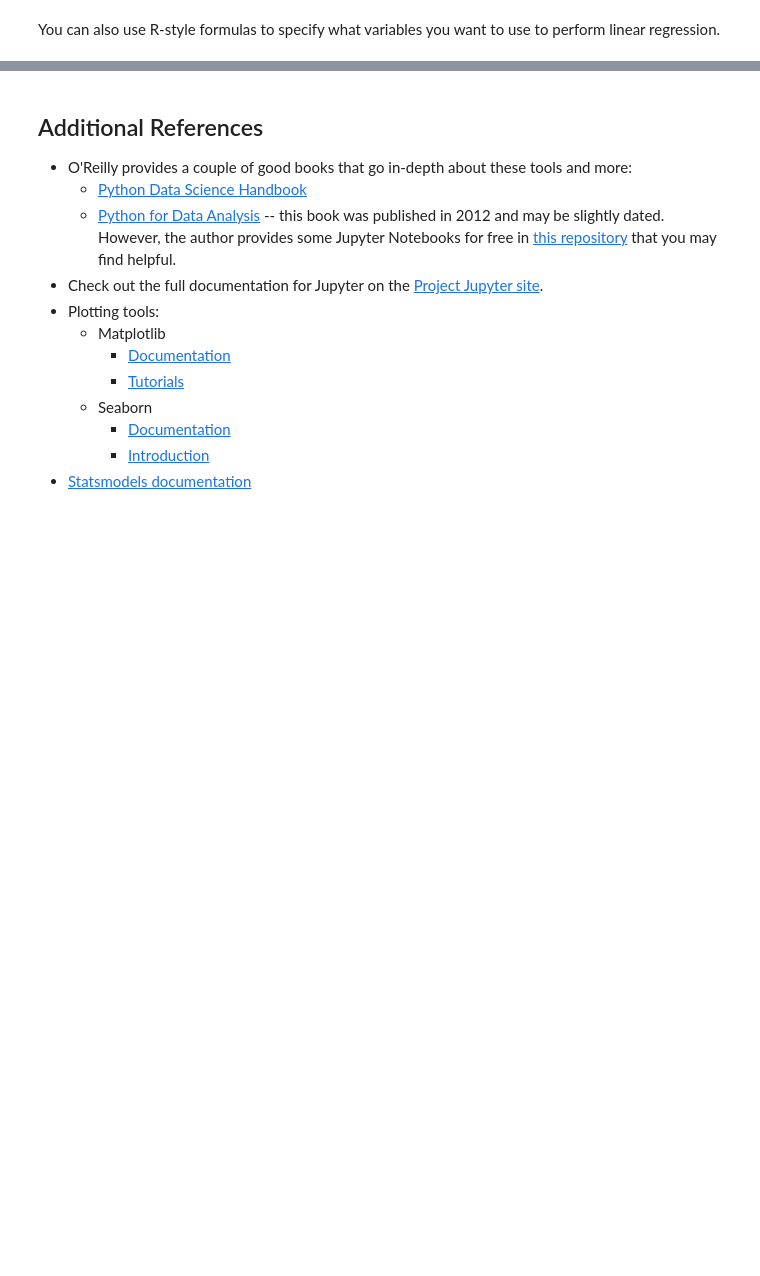
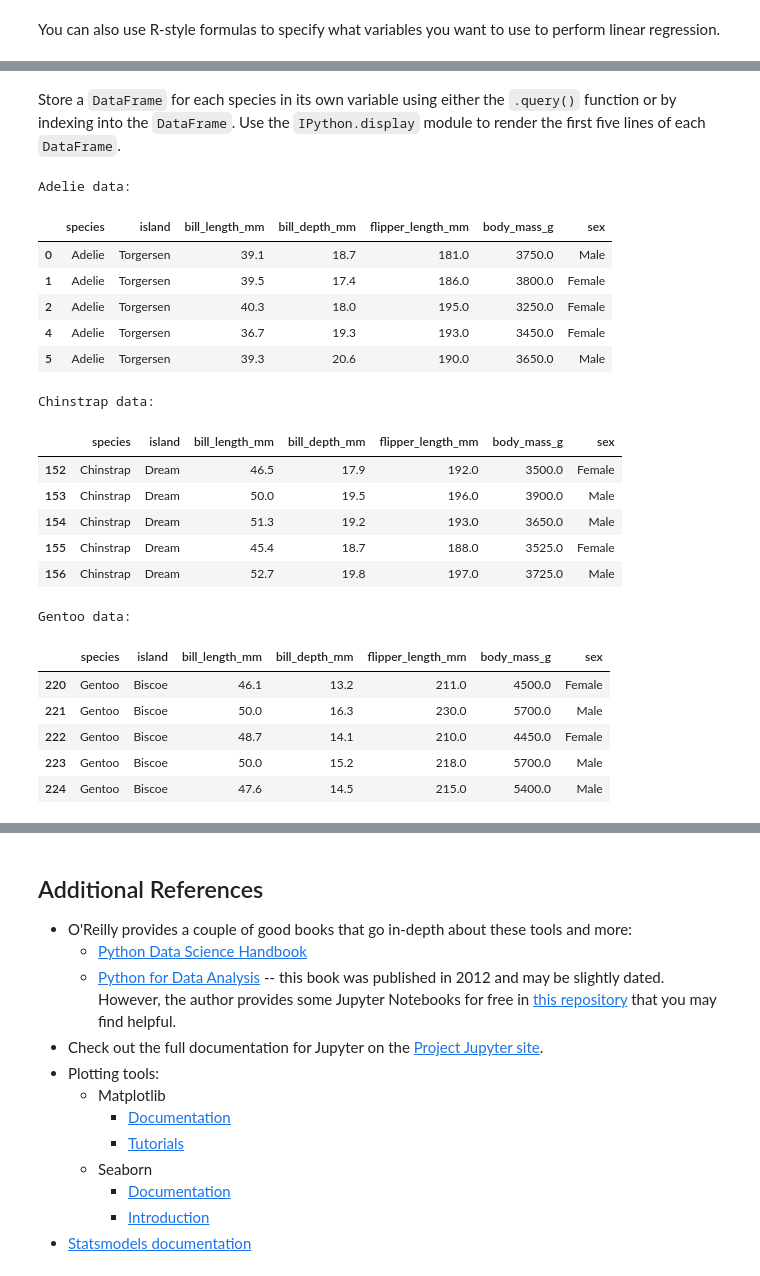
Before and after one commit to mbhsmlclub/Lecture-1-Intro-to-Data-Science-in-Python, a Jupyter notebook: DataSciIntro.ipynb, the cells around one changed output, grey strips where cells are left out. Cells and saved outputs as stored; diff of their text form; code cells hidden in the pictures; blank space fills up the shorter version.

```diff
--- a/DataSciIntro.ipynb
+++ b/DataSciIntro.ipynb
@@ -538,0 +739,44 @@ Notes:
+# %% [markdown]
+Store a `DataFrame` for each species in its own variable using either the `.query()` function or by indexing into the `DataFrame`.  Use the `IPython.display` module to render the first five lines of each `DataFrame`.
+# %%
+from IPython.display import display
+
+# Method 1: "query" function
+adelie = penguins.query('species == "Adelie"')
+chinstrap = penguins.query('species == "Chinstrap"')
+
+# Method 2: index into the DataFrame
+gentoo = penguins[penguins['species'] == 'Gentoo']
+
+# Show the first few entries of the DataFrame corresponding to each species
+
+print('Adelie data:')
+display(adelie.head())
+
+print('Chinstrap data:')
+display(chinstrap.head())
+
+print('Gentoo data:')
+display(gentoo.head())
+# %% [output]
+Adelie data:
+|  | species | island | bill_length_mm | bill_depth_mm | flipper_length_mm | body_mass_g | sex |
+| 0 | Adelie | Torgersen | 39.1 | 18.7 | 181.0 | 3750.0 | Male |
+| 1 | Adelie | Torgersen | 39.5 | 17.4 | 186.0 | 3800.0 | Female |
+| 2 | Adelie | Torgersen | 40.3 | 18.0 | 195.0 | 3250.0 | Female |
+| 4 | Adelie | Torgersen | 36.7 | 19.3 | 193.0 | 3450.0 | Female |
+| 5 | Adelie | Torgersen | 39.3 | 20.6 | 190.0 | 3650.0 | Male |
+Chinstrap data:
+|  | species | island | bill_length_mm | bill_depth_mm | flipper_length_mm | body_mass_g | sex |
+| 152 | Chinstrap | Dream | 46.5 | 17.9 | 192.0 | 3500.0 | Female |
+| 153 | Chinstrap | Dream | 50.0 | 19.5 | 196.0 | 3900.0 | Male |
+| 154 | Chinstrap | Dream | 51.3 | 19.2 | 193.0 | 3650.0 | Male |
+| 155 | Chinstrap | Dream | 45.4 | 18.7 | 188.0 | 3525.0 | Female |
+| 156 | Chinstrap | Dream | 52.7 | 19.8 | 197.0 | 3725.0 | Male |
+Gentoo data:
+|  | species | island | bill_length_mm | bill_depth_mm | flipper_length_mm | body_mass_g | sex |
+| 220 | Gentoo | Biscoe | 46.1 | 13.2 | 211.0 | 4500.0 | Female |
+| 221 | Gentoo | Biscoe | 50.0 | 16.3 | 230.0 | 5700.0 | Male |
+| 222 | Gentoo | Biscoe | 48.7 | 14.1 | 210.0 | 4450.0 | Female |
+| 223 | Gentoo | Biscoe | 50.0 | 15.2 | 218.0 | 5700.0 | Male |
+| 224 | Gentoo | Biscoe | 47.6 | 14.5 | 215.0 | 5400.0 | Male |
```
Also changed, not shown: parts of 44 cells of this notebook, 1 other file.
